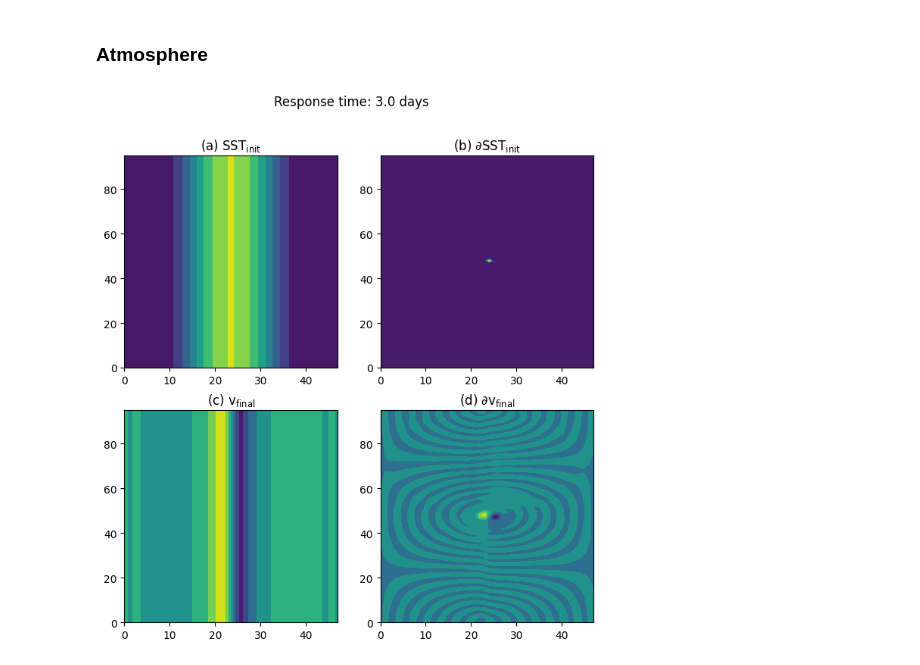
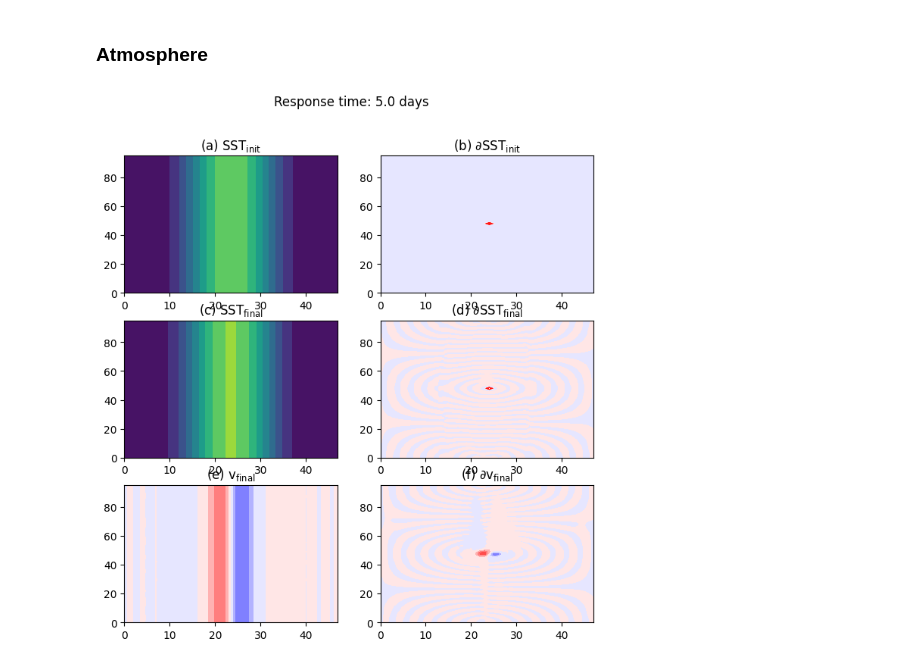
Before and after one commit to climate-analytics-lab/jax-esm, a Jupyter notebook: notebooks/response_of_JCM_to_SST_using_jvp.ipynb, the cells around one changed output. Cells and saved outputs as stored; diff of their text form; code cells hidden in the pictures.

Commit message:
Update consistent range of plotting

```diff
--- a/notebooks/response_of_JCM_to_SST_using_jvp.ipynb
+++ b/notebooks/response_of_JCM_to_SST_using_jvp.ipynb
@@ -98,6 +98,7 @@ Model info:
 import jax
 import jax.numpy as jnp
 
+simulation_interval = jdt.to_timedelta(5, "day")
 initial_coupled_carry = model.initialize()
 
 print("Create model trajectory function...")
@@ -113,15 +114,13 @@ def f(sst):
         "sea_surface_temperature": sst,
     })
     final_carry, _ = trajectory_function(initial_coupled_carry)
-    return final_carry["atm"]["derived"]["physics"].surface_flux.v0
-    #return final_carry["ocn"]["state"]["sea_surface_temperature"]
+    return final_carry["ocn"]["state"]["sea_surface_temperature"], final_carry["atm"]["derived"]["physics"].surface_flux.v0
 
 sst_initial = initial_coupled_carry["ocn"]["state"]["sea_surface_temperature"]
 shape2D = sst_initial.shape
 tangent_sst_initial = jnp.zeros_like(sst_initial).at[shape2D[0]//2, shape2D[1]//2].set(1.0)
 
-#v_final = f(sst_initial)
-v_final, tangent_v_final = jax.jvp(f, (sst_initial,), (tangent_sst_initial,))
+(sst_final, v_final), (tangent_sst_final, tangent_v_final) = jax.jvp(f, (sst_initial,), (tangent_sst_initial,))
 # %% [output]
 Boundary does not exist. Idealized initial SST will be used.
 grid.bmask and SST_clim do share the same mask.
@@ -137,20 +136,29 @@ import matplotlib.pyplot as plt
 # %% [markdown]
 ### Atmosphere
 # %%
-fig, ax = plt.subplots(2, 2, figsize=(8,8))
+fig, ax = plt.subplots(3, 2, figsize=(8,8))
 
-ax[0, 0].contourf(sst_initial)
-ax[0, 1].contourf(tangent_sst_initial)
-ax[1, 0].contourf(v_final)
-ax[1, 1].contourf(tangent_v_final)
+sst_levels = jnp.linspace(-2, 35, 11)
+tangent_sst_levels = jnp.linspace(-1, 1, 11) * 0.5
+v_levels = jnp.linspace(-1, 1, 11) * 2
+tangent_v_levels = jnp.linspace(-1, 1, 11) * 0.2
+
+ax[0, 0].contourf(sst_initial-273.15, levels=sst_levels)
+ax[0, 1].contourf(tangent_sst_initial, levels=tangent_sst_levels, cmap="bwr")
+ax[1, 0].contourf(sst_final-273.15, levels=sst_levels)
+ax[1, 1].contourf(tangent_sst_final, levels=tangent_sst_levels, cmap="bwr")
+ax[2, 0].contourf(v_final, levels=v_levels, cmap="bwr")
+ax[2, 1].contourf(tangent_v_final, levels=tangent_v_levels, cmap="bwr")
 
 ax[0, 0].set_title("(a) $\\mathrm{SST}_\\mathrm{init}$")
 ax[0, 1].set_title("(b) $\\partial \\mathrm{SST}_\\mathrm{init}$")
-ax[1, 0].set_title("(c) $\\mathrm{v}_\\mathrm{final}$")
-ax[1, 1].set_title("(d) $\\partial \\mathrm{v}_\\mathrm{final}$")
+ax[1, 0].set_title("(c) $\\mathrm{SST}_\\mathrm{final}$")
+ax[1, 1].set_title("(d) $\\partial \\mathrm{SST}_\\mathrm{final}$")
+ax[2, 0].set_title("(e) $\\mathrm{v}_\\mathrm{final}$")
+ax[2, 1].set_title("(f) $\\partial \\mathrm{v}_\\mathrm{final}$")
 
 fig.suptitle(f"Response time: {simulation_interval / jdt.to_timedelta(1, 'day'):.1f} days")
 
 plt.show()
 # %% [output]
-[figure, old version]
+[figure, new version]
```
Also changed, not shown: parts of 4 cells of this notebook.
